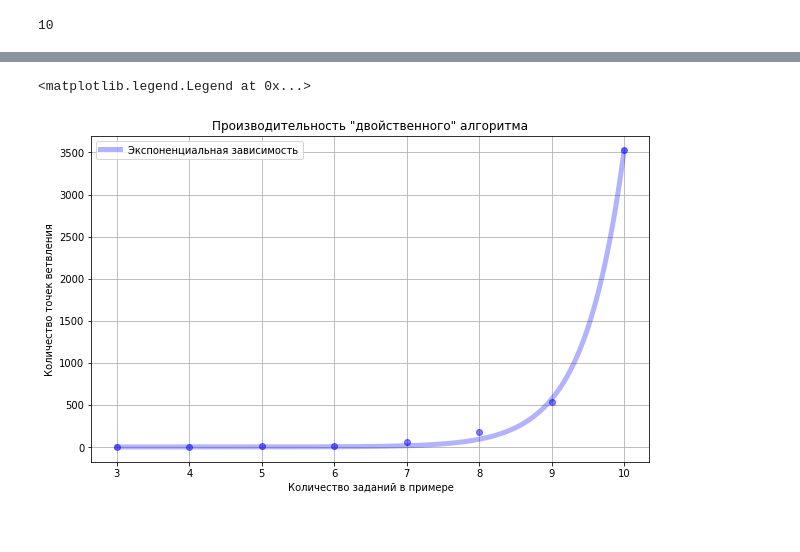
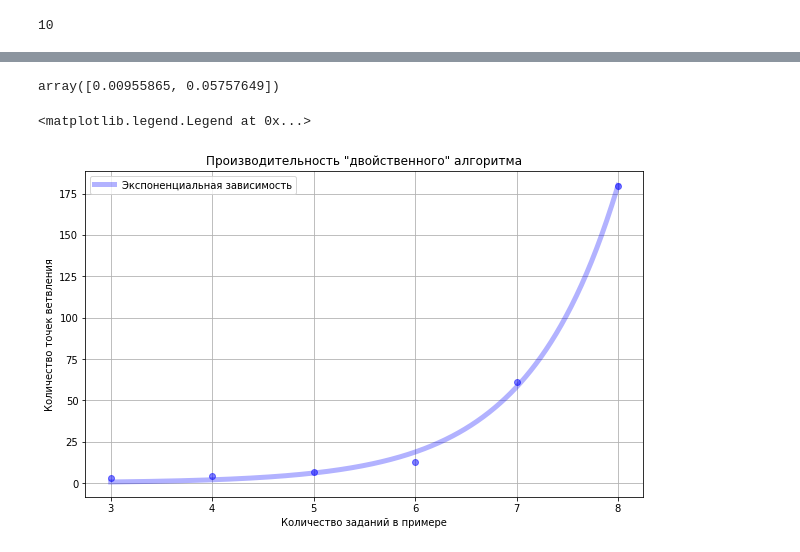
Before and after one commit to andtun/schedules, a Jupyter notebook: DualAlg.ipynb, the cells around one changed output, grey strips where cells are left out. Cells and saved outputs as stored; diff of their text form; code cells hidden in the pictures.

```diff
--- a/DualAlg.ipynb
+++ b/DualAlg.ipynb
@@ -301,21 +293,25 @@ ax.plot(x, y, 'bo', alpha=0.3)
 def f(x, a, b):
     return a * np.exp(np.multiply(b, x))
 # %%
-popt, pcov = curve_fit(f, x, y)
+popt, pcov = curve_fit(f, x[:6], y[:6])
 perr = np.sqrt(np.diag(pcov))
+# %%
+perr
+# %% [output]
+array([0.00955865, 0.05757649])
 # %%
 fig = plt.figure(figsize=(10, 6))
 ax = fig.add_subplot(111, title='Производительность "двойственного" алгоритма')
 ax.grid()
-ax.plot(x, y, 'bo', alpha=0.5)
+ax.plot(x[:6], y[:6], 'bo', alpha=0.5)
 ax.set_xlabel("Количество заданий в примере")
 ax.set_ylabel("Количество точек ветвления")
-xp = [i/100 for i in range(300, 1001)]
+xp = [i/100 for i in range(300, 801)]
 ax.plot(xp, f(xp, *popt), color='b', linewidth=5, alpha=0.3, label="Экспоненциальная зависимость")
 ax.legend()
 # %% [output]
 <matplotlib.legend.Legend at 0x...>
-[figure, old version]
+[figure, new version]
 # %%
 def bruteforce(N):
     best_pi = N
```
Also changed, not shown: parts of 1 cell of this notebook.
